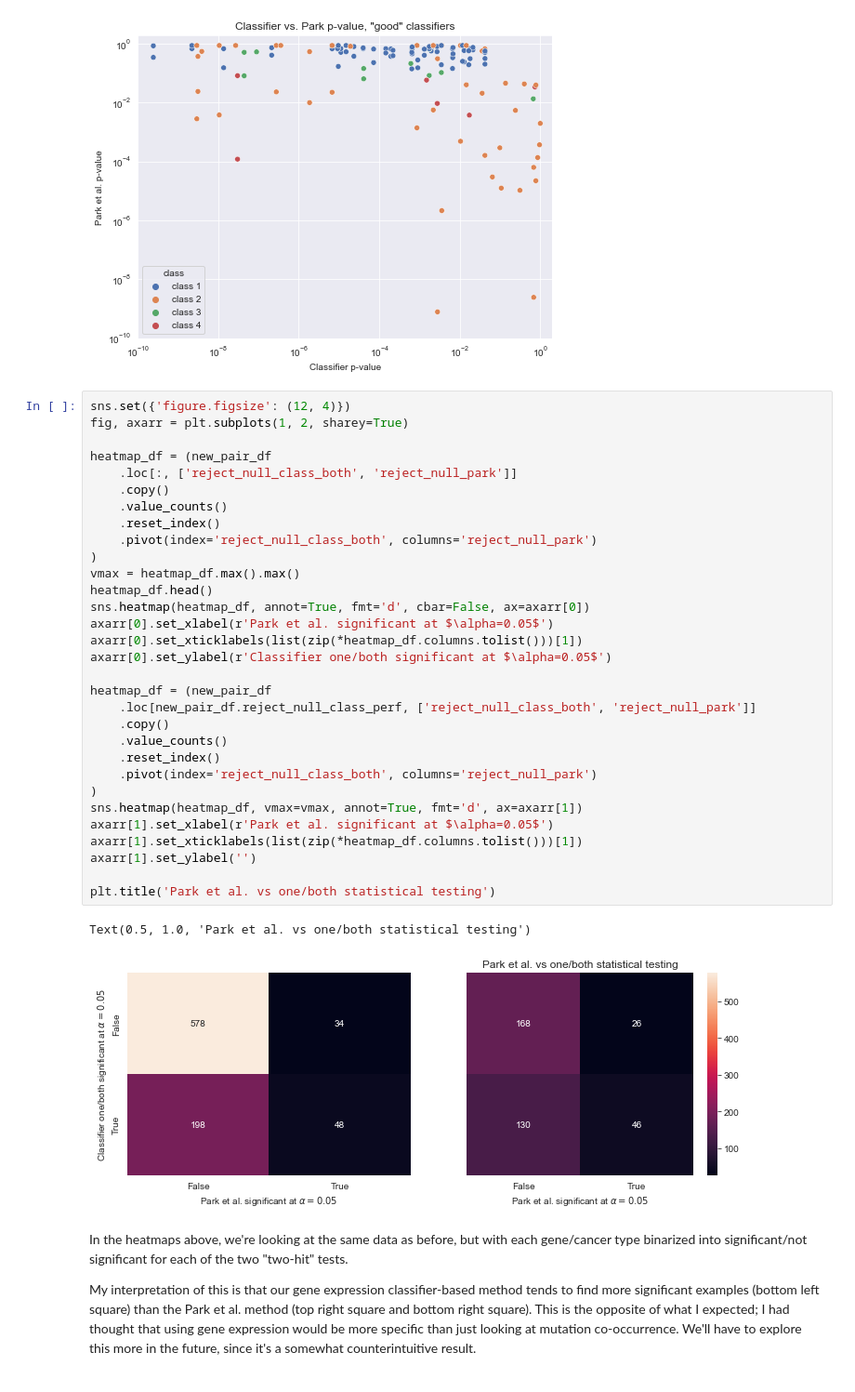
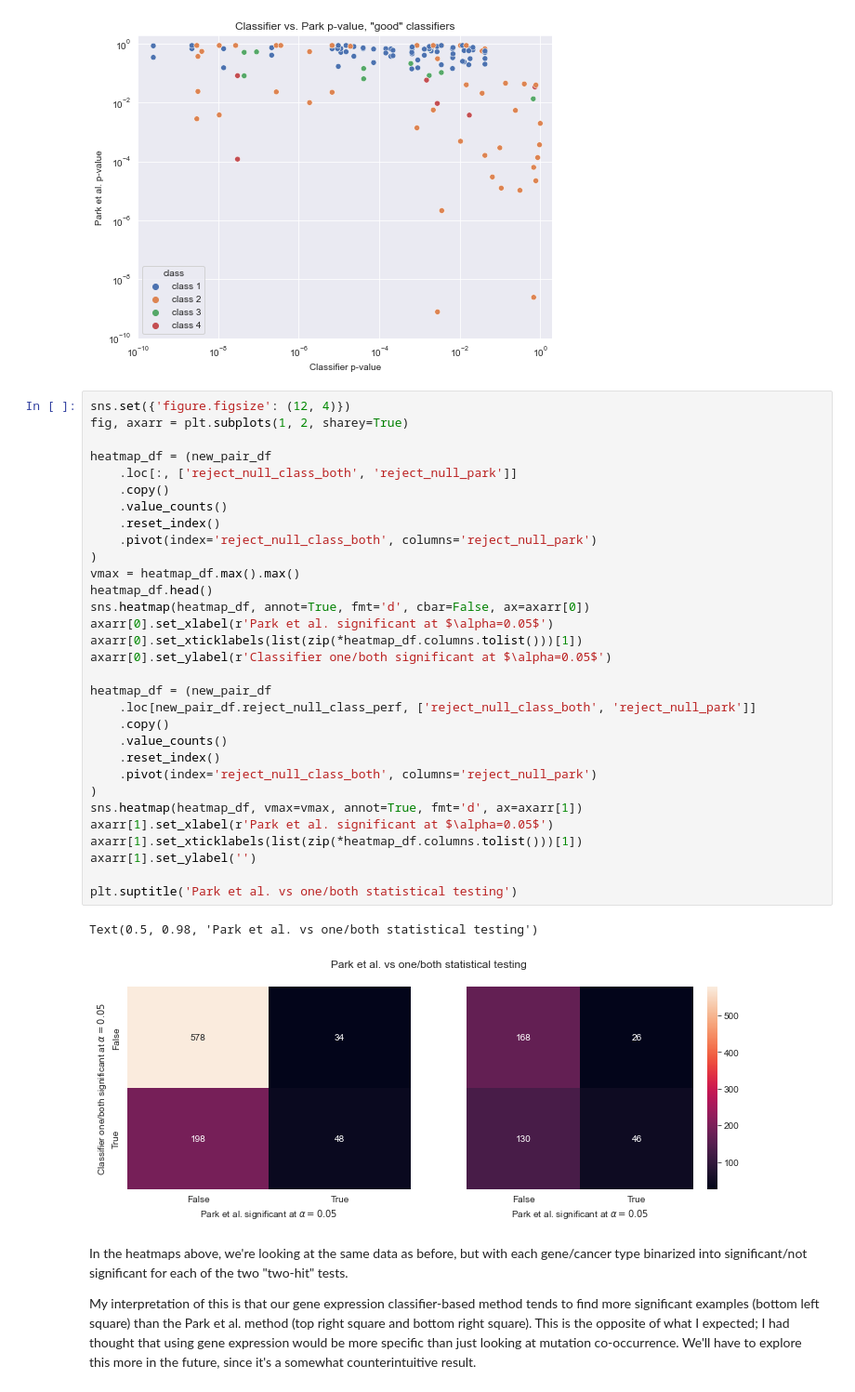
Before and after one commit to greenelab/mutation-fn, a Jupyter notebook: 3_park_analysis.ipynb, the cells around one changed output. Shown at 93% size. Drawn from its saved outputs; the diff is of its cells as text.

Commit message:
clean up park analysis script a bit

```diff
--- a/3_park_analysis.ipynb
+++ b/3_park_analysis.ipynb
@@ -625,36 +625,36 @@ Text(0.5, 1.0, 'Classifier vs. Park p-value, "good" classifiers')
 sns.set({'figure.figsize': (12, 4)})
 fig, axarr = plt.subplots(1, 2, sharey=True)
 
 heatmap_df = (new_pair_df
     .loc[:, ['reject_null_class_both', 'reject_null_park']]
     .copy()
     .value_counts()
     .reset_index()
     .pivot(index='reject_null_class_both', columns='reject_null_park')
 )
 vmax = heatmap_df.max().max()
 heatmap_df.head()
 sns.heatmap(heatmap_df, annot=True, fmt='d', cbar=False, ax=axarr[0])
 axarr[0].set_xlabel(r'Park et al. significant at $\alpha=0.05$')
 axarr[0].set_xticklabels(list(zip(*heatmap_df.columns.tolist()))[1])
 axarr[0].set_ylabel(r'Classifier one/both significant at $\alpha=0.05$')
 
 heatmap_df = (new_pair_df
     .loc[new_pair_df.reject_null_class_perf, ['reject_null_class_both', 'reject_null_park']]
     .copy()
     .value_counts()
     .reset_index()
     .pivot(index='reject_null_class_both', columns='reject_null_park')
 )
 sns.heatmap(heatmap_df, vmax=vmax, annot=True, fmt='d', ax=axarr[1])
 axarr[1].set_xlabel(r'Park et al. significant at $\alpha=0.05$')
 axarr[1].set_xticklabels(list(zip(*heatmap_df.columns.tolist()))[1])
 axarr[1].set_ylabel('')
 
-plt.title('Park et al. vs one/both statistical testing')
+plt.suptitle('Park et al. vs one/both statistical testing')
 # %% [output]
-Text(0.5, 1.0, 'Park et al. vs one/both statistical testing')
+Text(0.5, 0.98, 'Park et al. vs one/both statistical testing')
-[figure, old version]
+[figure, new version]
 # %% [markdown]
 In the heatmaps above, we're looking at the same data as before, but with each gene/cancer type binarized into significant/not significant for each of the two "two-hit" tests.
 
```
Also changed, not shown: parts of 2 cells of this notebook, 1 other file.
